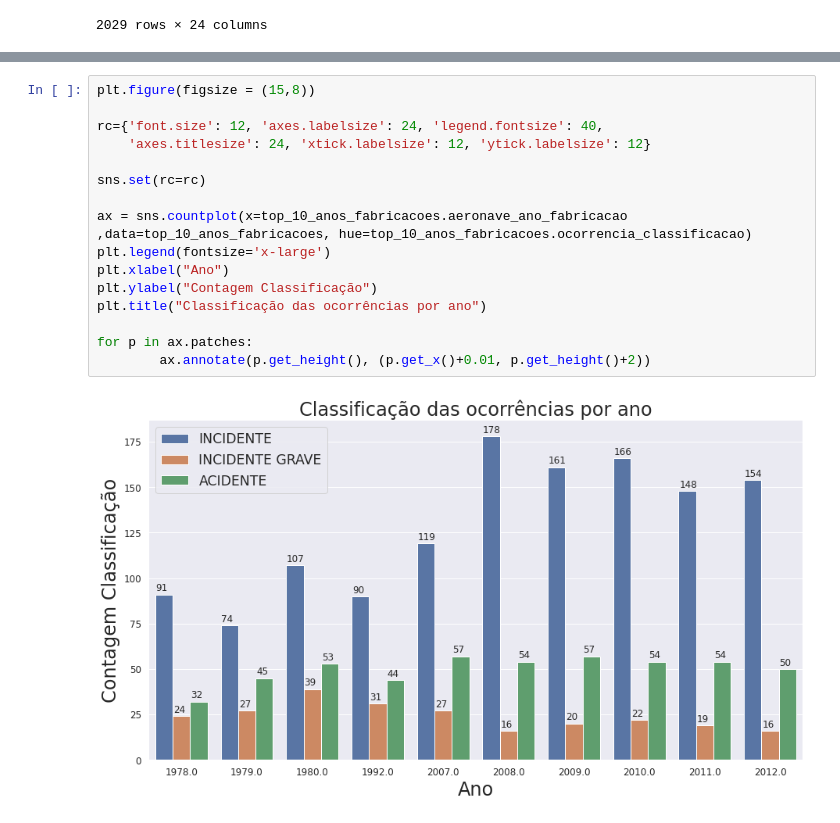
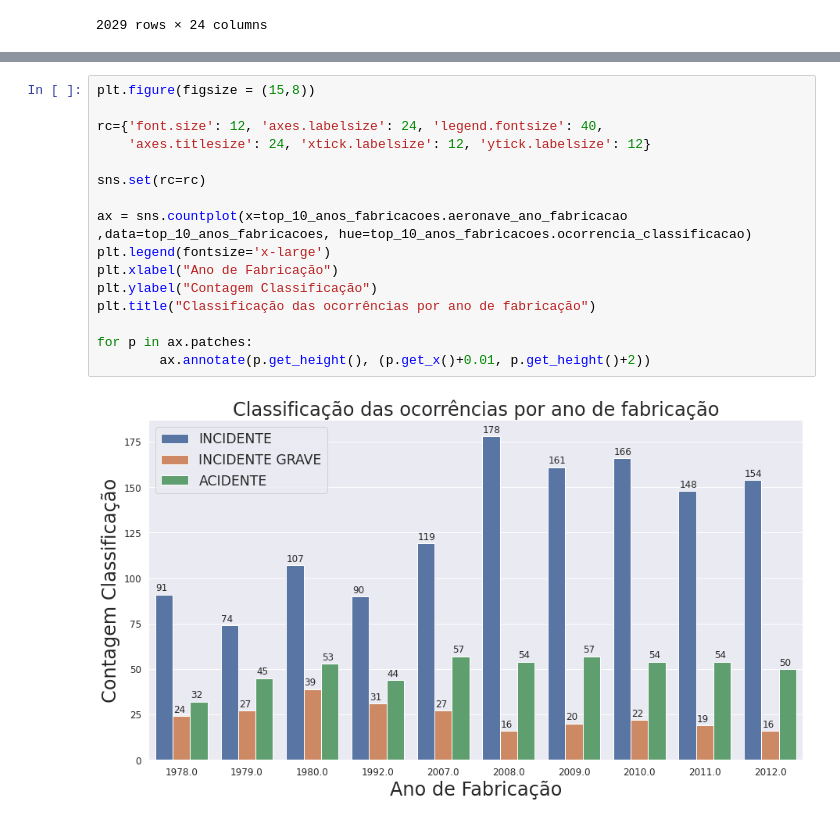
Before and after one commit to thaisratis/Ocorrencias_Aeronauticas_Aviacao_Civil_Brasileira, a Jupyter notebook: Aeronaves.ipynb, the cells around one changed output, grey strips where cells are left out. Cells and saved outputs as stored; diff of their text form.

Commit message:
fix legends aeronaves by fabrication

```diff
--- a/Aeronaves.ipynb
+++ b/Aeronaves.ipynb
@@ -890,18 +907,18 @@ top_10_anos_fabricacoes
 # %%
 plt.figure(figsize = (15,8))
 
 rc={'font.size': 12, 'axes.labelsize': 24, 'legend.fontsize': 40,
     'axes.titlesize': 24, 'xtick.labelsize': 12, 'ytick.labelsize': 12}
 
 sns.set(rc=rc)
 
 ax = sns.countplot(x=top_10_anos_fabricacoes.aeronave_ano_fabricacao ,data=top_10_anos_fabricacoes, hue=top_10_anos_fabricacoes.ocorrencia_classificacao)
 plt.legend(fontsize='x-large')
-plt.xlabel("Ano")
+plt.xlabel("Ano de Fabricação")
 plt.ylabel("Contagem Classificação")
-plt.title("Classificação das ocorrências por ano")
+plt.title("Classificação das ocorrências por ano de fabricação")
 
 for p in ax.patches:
         ax.annotate(p.get_height(), (p.get_x()+0.01, p.get_height()+2))
 # %% [output]
-[figure, old version]
+[figure, new version]
```
Also changed, not shown: parts of 5 cells of this notebook.
